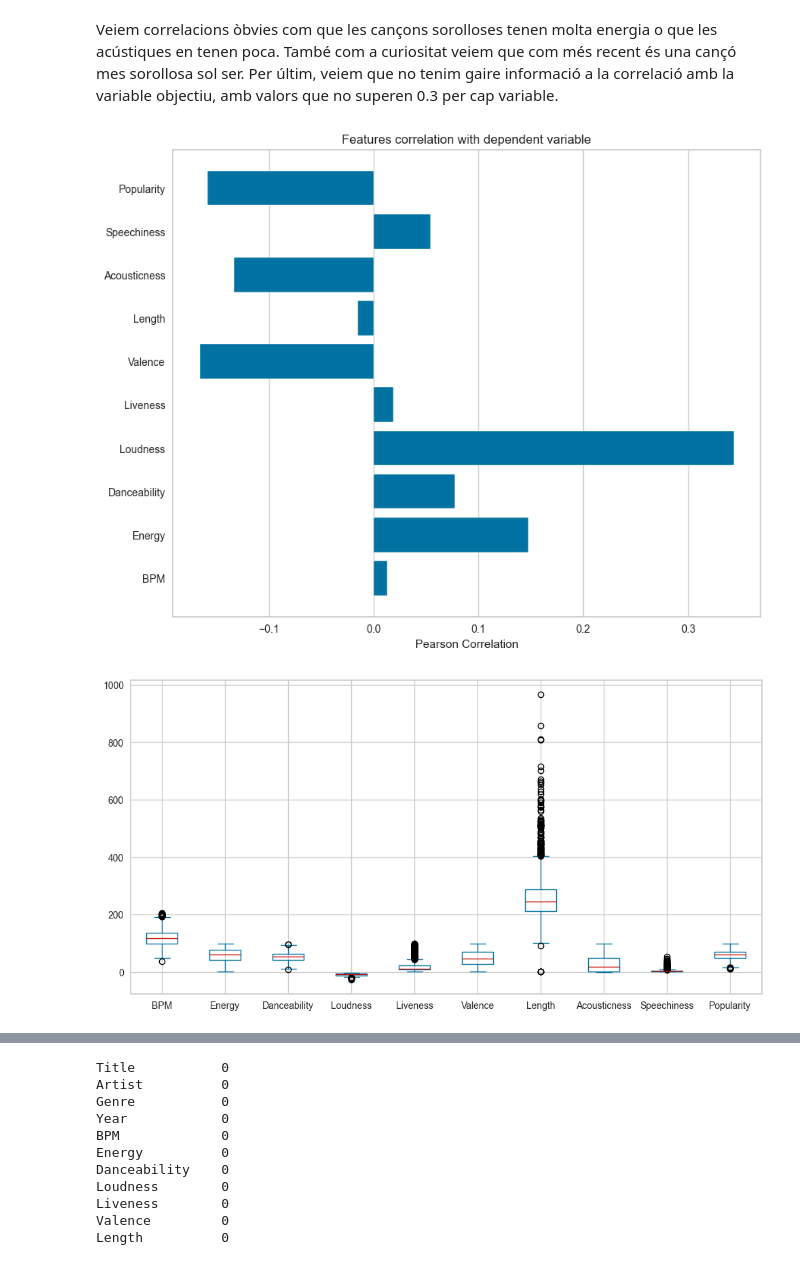
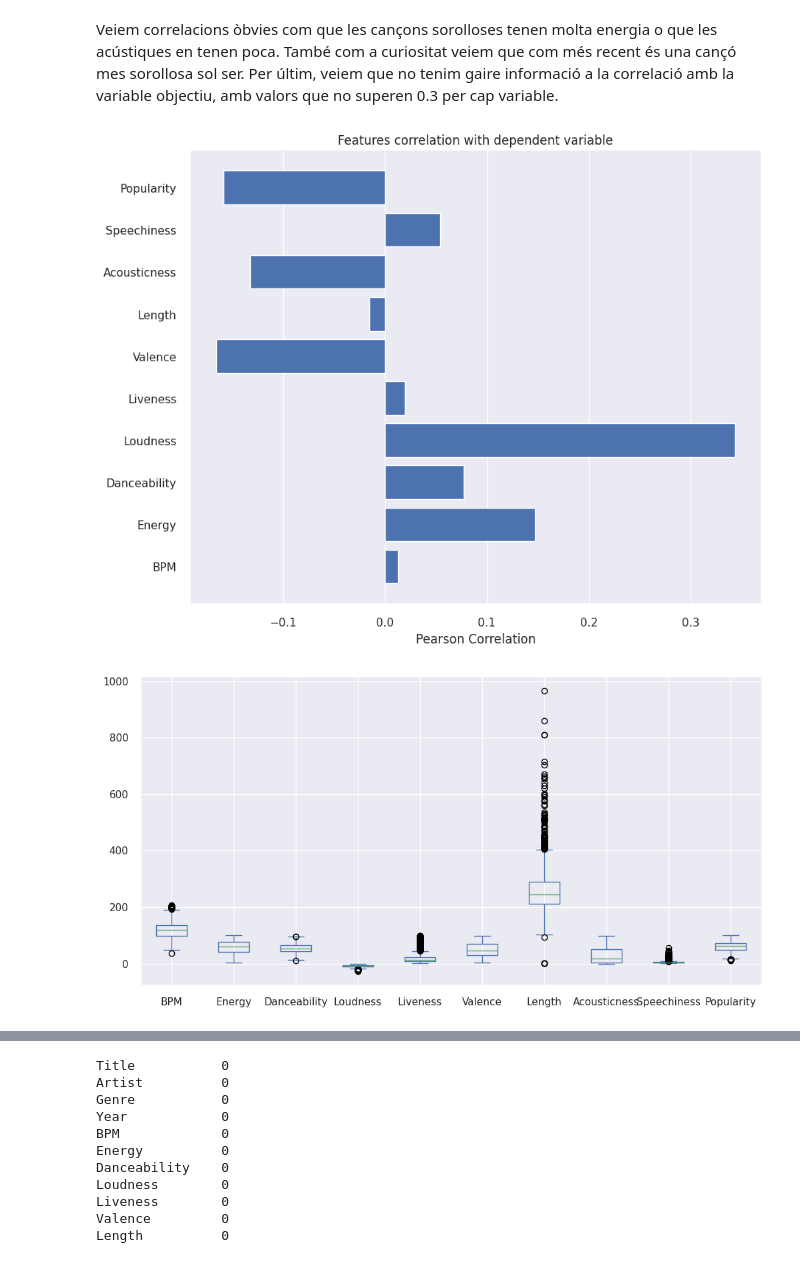
Before and after one commit to ericryhr/APA-PRACTICA, a Jupyter notebook: evaluacion.ipynb, the cells around one changed output, grey strips where cells are left out. Cells and saved outputs as stored; diff of their text form; code cells hidden in the pictures.

```diff
--- a/evaluacion.ipynb
+++ b/evaluacion.ipynb
@@ -13,7 +4,11 @@ from scipy.stats import normaltest
 # %%
-# A part de fer els split i replace per tractar amb les cançons que tenien comes al títol, hem hagut de tractar manualment algunes longituds de cançons llargues que apareixien com a 1,413 segons enlloc de 1413 per exemple.
+import pandas as pd
 
-df_data = []
+
+""" A part de fer els split i replace per tractar amb les cançons que tenien comes al títol,
+    hem hagut de tractar manualment algunes longituds de cançons llargues que apareixien com
+    a 1,413 segons enlloc de 1413 per exemple."""
+numeric_variables = []
 with open('dataset.txt', 'r') as file:
     for line in file:
         line = line.strip()
@@ -23,9 +18,9 @@ with open('dataset.txt', 'r') as file:
         n = data.count(',')
         data = data.replace(',', '', n - 13)
         data = data.split(',')
-        df_data.append(data)
+        numeric_variables.append(data)
 
-df = pd.DataFrame(df_data, columns=['Title', 'Artist', 'Genre', 'Year', 'BPM', 'Energy', 'Danceability', 'Loudness', 'Liveness', 'Valence', 'Length', 'Acousticness', 'Speechiness', 'Popularity'])
+df = pd.DataFrame(numeric_variables, columns=['Title', 'Artist', 'Genre', 'Year', 'BPM', 'Energy', 'Danceability', 'Loudness', 'Liveness', 'Valence', 'Length', 'Acousticness', 'Speechiness', 'Popularity'])
 df.head()
 # %% [output]
 |  | Title | Artist | Genre | Year | BPM | Energy | Danceability | Loudness | Liveness | Valence | ... |
@@ -126,15 +139,17 @@ Veiem correlacions òbvies com que les cançons sorolloses tenen molta energia o
 # %%
 from yellowbrick.target.feature_correlation import feature_correlation
 
+
+sns.set()
 plt.figure(figsize=(10,8))
-df_data = df.drop(['Title', 'Artist', 'Genre', 'Year'], axis=1)
-visualizer = feature_correlation(df_data[df_data.columns[:]], df["Year"], labels=list(df_data[df_data.columns[:]].columns), method='pearson');
+numeric_variables = df.drop(['Title', 'Artist', 'Genre', 'Year'], axis=1)
+visualizer = feature_correlation(numeric_variables[numeric_variables.columns[:]], df["Year"], labels=list(numeric_variables[numeric_variables.columns[:]].columns), method='pearson');
 # %% [output]
-[figure, old version]
+[figure, new version]
 # %%
-df_data.plot.box(figsize=(12,6));
+numeric_variables.plot.box(figsize=(12,6));
 # %% [output]
-[figure, old version]
+[figure, new version]
 # %%
 df['Year'].plot.box();
 # %% [output]
```
Also changed, not shown: parts of 39 cells of this notebook.
